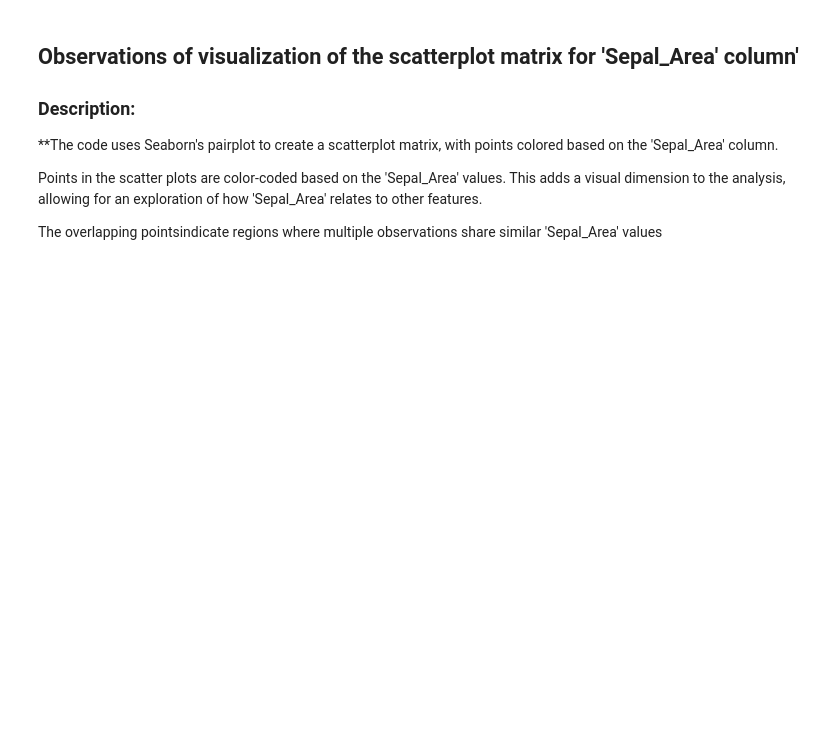
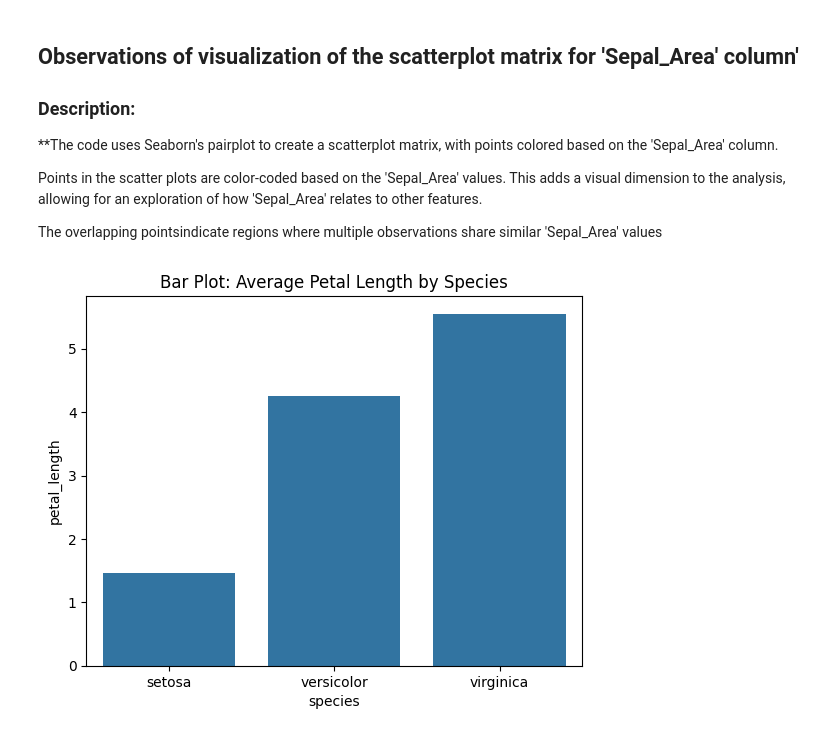
Before and after one commit to drodmay1/datafun-04-jupyter, a Jupyter notebook: david_eda.ipynb, the cells around one changed output. Cells and saved outputs as stored; diff of their text form; code cells hidden in the pictures; blank space fills up the shorter version.

Commit message:
plot for average petal length by species added

```diff
--- a/david_eda.ipynb
+++ b/david_eda.ipynb
@@ -386,3 +386,13 @@ plt.show()
 Points in the scatter plots are color-coded based on the 'Sepal_Area' values. This adds a visual dimension to the analysis, allowing for an exploration of how 'Sepal_Area' relates to other features.
 
 The overlapping pointsindicate regions where multiple observations share similar 'Sepal_Area' values
+# %%
+import seaborn as sns
+import matplotlib.pyplot as plt
+
+# Bar plot for average petal length by species
+sns.barplot(x='species', y='petal_length', data=df, errorbar=None)
+plt.title('Bar Plot: Average Petal Length by Species')
+plt.show()
+# %% [output]
+[figure, added]
```
Also changed, not shown: parts of 1 cell of this notebook.
